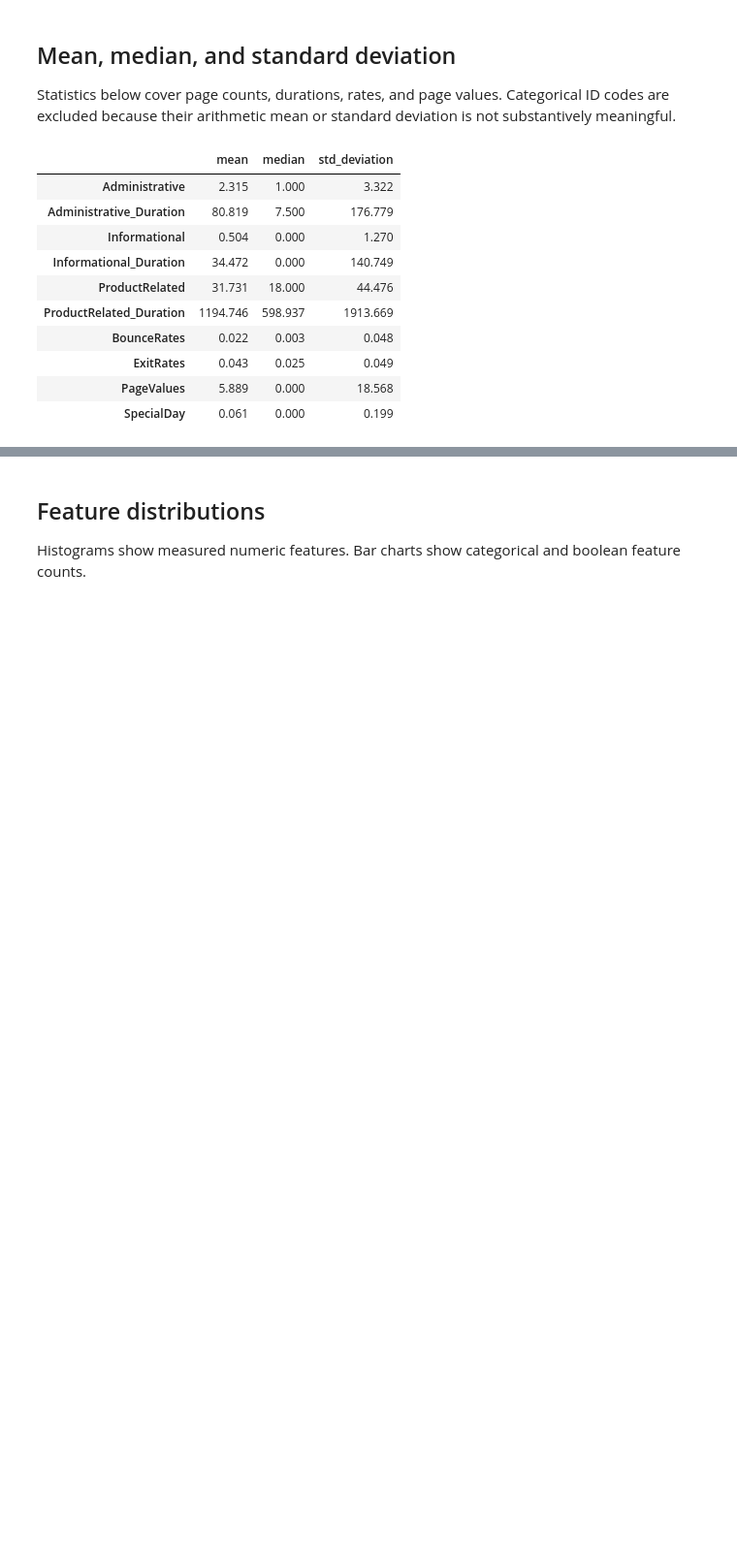
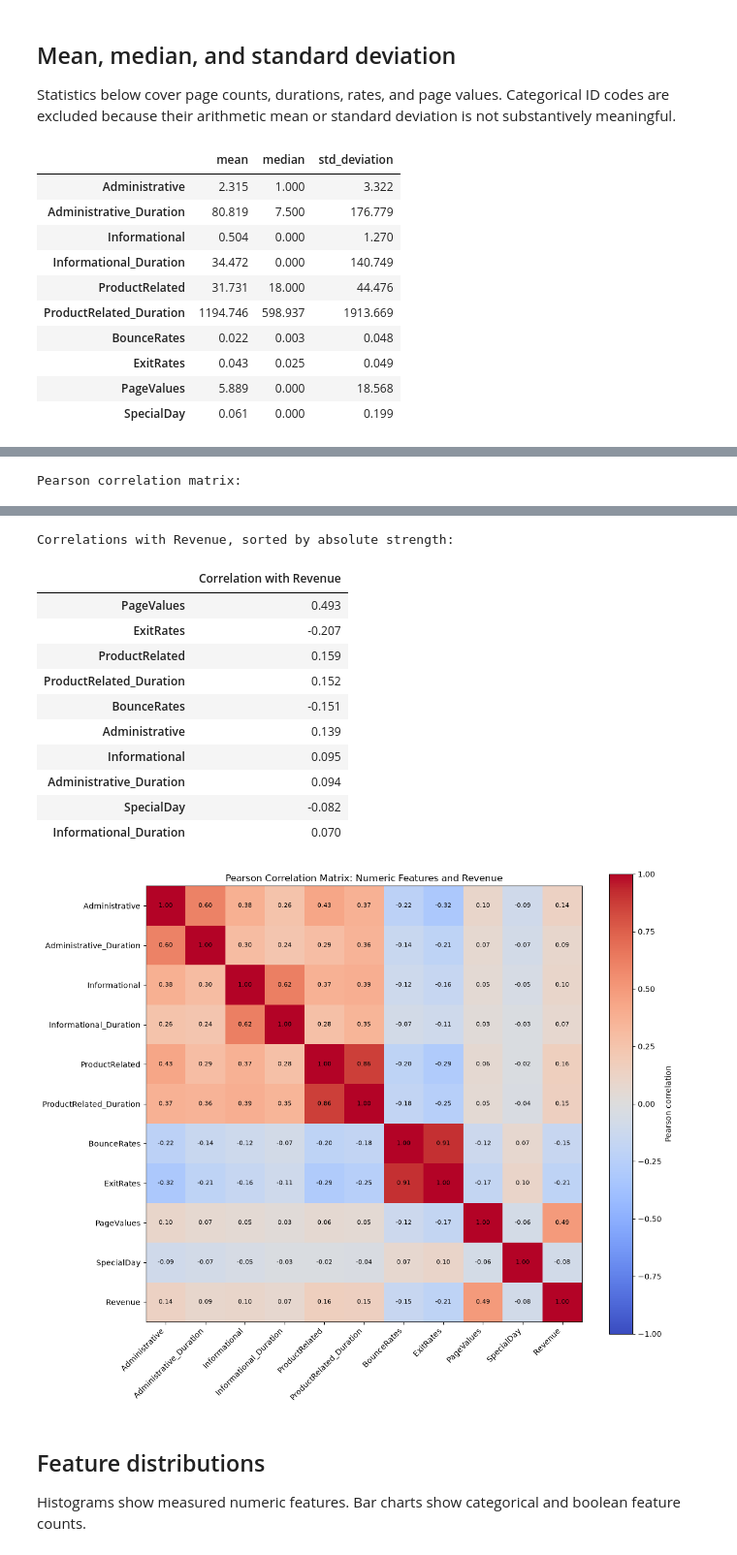
Before and after one commit to mincemeat7303/scaling-octo-happiness, a Jupyter notebook: ML_online_shopping-tendancy.ipynb, the cells around one changed output, grey strips where cells are left out. Shown at 97% size. Cells and saved outputs as stored; diff of their text form; code cells hidden in the pictures; blank space fills up the shorter version.

```diff
--- a/ML_online_shopping-tendancy.ipynb
+++ b/ML_online_shopping-tendancy.ipynb
@@ -137,0 +318,36 @@ display(statistics)
+# %%
+correlation_data = df_prepared[measurement_columns].assign(
+    Revenue=df_prepared["Revenue"].astype("int8")
+)
+correlation_matrix = correlation_data.corr(method="pearson")
+
+print("Pearson correlation matrix:")
+display(correlation_matrix.round(2))
+
+print("Correlations with Revenue, sorted by absolute strength:")
+revenue_correlations = (
+    correlation_matrix["Revenue"]
+    .drop("Revenue")
+    .sort_values(key=lambda values: values.abs(), ascending=False)
+    .to_frame("Correlation with Revenue")
+)
+display(revenue_correlations.round(3))
+
+fig, ax = plt.subplots(figsize=(12, 10))
+image = ax.imshow(correlation_matrix, cmap="coolwarm", vmin=-1, vmax=1)
+ax.set_xticks(np.arange(len(correlation_matrix.columns)))
+ax.set_yticks(np.arange(len(correlation_matrix.index)))
+ax.set_xticklabels(correlation_matrix.columns, rotation=45, ha="right")
+ax.set_yticklabels(correlation_matrix.index)
+ax.set_title("Pearson Correlation Matrix: Numeric Features and Revenue")
+
+for row in range(len(correlation_matrix.index)):
+    for column in range(len(correlation_matrix.columns)):
+        ax.text(column, row, f"{correlation_matrix.iloc[row, column]:.2f}",
+                ha="center", va="center", fontsize=8)
+
+fig.colorbar(image, ax=ax, label="Pearson correlation")
+fig.tight_layout()
+plt.show()
+# %% [output]
+Pearson correlation matrix:
@@ -138,3 +366,16 @@ display(statistics)
+Correlations with Revenue, sorted by absolute strength:
+|  | Correlation with Revenue |
+| PageValues | 0.493 |
+| ExitRates | -0.207 |
+| ProductRelated | 0.159 |
+| ProductRelated_Duration | 0.152 |
+| BounceRates | -0.151 |
+| Administrative | 0.139 |
+| Informational | 0.095 |
+| Administrative_Duration | 0.094 |
+| SpecialDay | -0.082 |
+| Informational_Duration | 0.070 |
+[figure, added]
 # %% [markdown]
 ## Feature distributions
 
```
Also changed, not shown: parts of 9 cells of this notebook, 3 other files.
